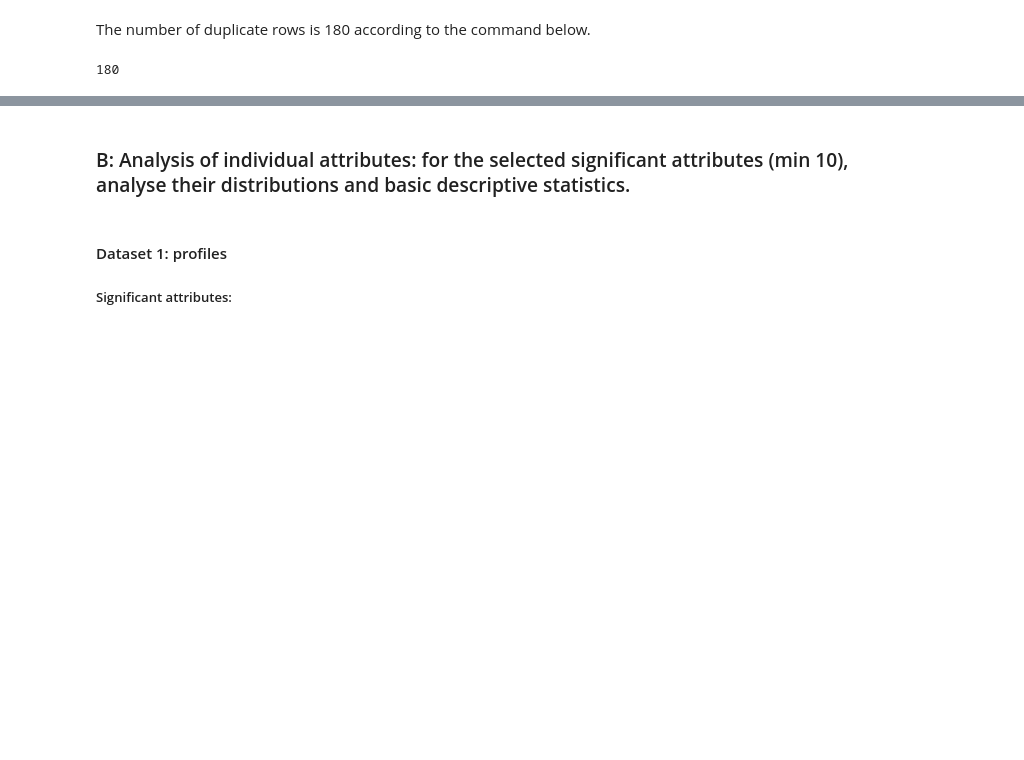
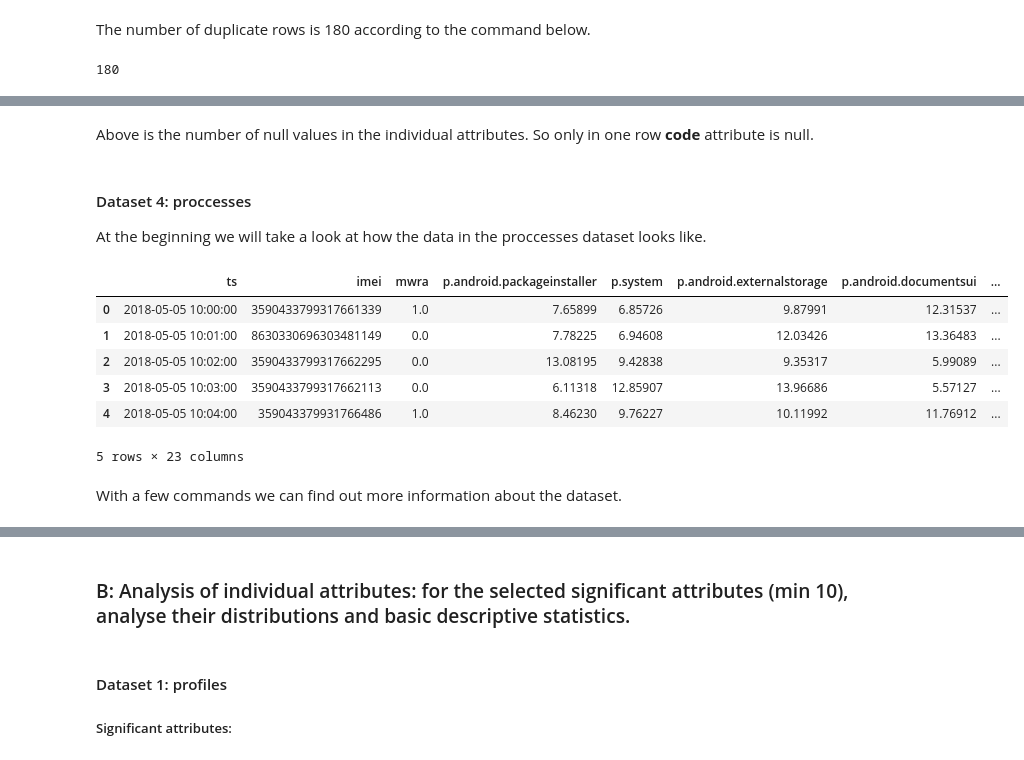
Before and after one commit to myrres0/IAU-2024, a Jupyter notebook: phase-1.ipynb, the cells around one changed output, grey strips where cells are left out. Drawn from its saved outputs; the diff is of its cells as text; code cells hidden in the pictures; blank space fills up the shorter version.

```diff
--- a/phase-1.ipynb
+++ b/phase-1.ipynb
@@ -253,0 +355,18 @@ connections_data.shape[0] - connections_data.drop_duplicates().shape[0]
+# %% [markdown]
+Above is the number of null values in the individual attributes. So only in one row **code** attribute is null.
+# %% [markdown]
+#### Dataset 4: proccesses
+
+At the beginning we will take a look at how the data in the proccesses dataset looks like.
+# %%
+processes_data.head()
+# %% [output]
+|  | ts | imei | mwra | p.android.packageinstaller | p.system | p.android.externalstorage | p.android.documentsui | ... |
+| 0 | 2018-05-05 10:00:00 | 3590433799317661339 | 1.0 | 7.65899 | 6.85726 | 9.87991 | 12.31537 | ... |
+| 1 | 2018-05-05 10:01:00 | 8630330696303481149 | 0.0 | 7.78225 | 6.94608 | 12.03426 | 13.36483 | ... |
+| 2 | 2018-05-05 10:02:00 | 3590433799317662295 | 0.0 | 13.08195 | 9.42838 | 9.35317 | 5.99089 | ... |
+| 3 | 2018-05-05 10:03:00 | 3590433799317662113 | 0.0 | 6.11318 | 12.85907 | 13.96686 | 5.57127 | ... |
+| 4 | 2018-05-05 10:04:00 | 359043379931766486 | 1.0 | 8.46230 | 9.76227 | 10.11992 | 11.76912 | ... |
+5 rows × 23 columns
+# %% [markdown]
+With a few commands we can find out more information about the dataset.
```
Also changed, not shown: parts of 39 cells of this notebook.
